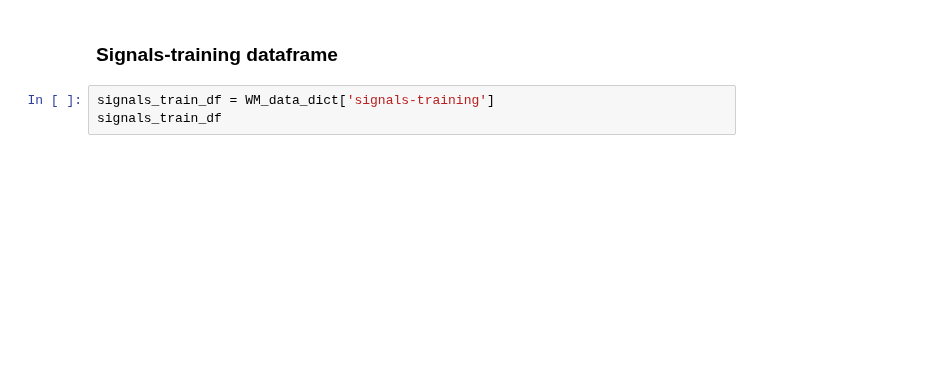
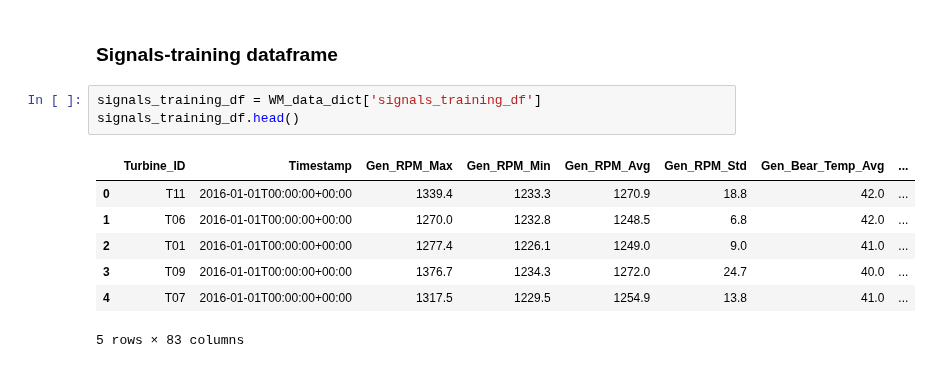
Before and after one commit to RicardoJPedro82/wmillfailprev, a Jupyter notebook: notebooks/Ricardo_exploration.ipynb, the cells around one changed output. Drawn from its saved outputs; the diff is of its cells as text; blank space fills up the shorter version.

```diff
--- a/notebooks/Ricardo_exploration.ipynb
+++ b/notebooks/Ricardo_exploration.ipynb
@@ -156,5 +216,13 @@ signals_test_df
 # %% [markdown]
 ### Signals-training dataframe
-# %%
-signals_train_df = WM_data_dict['signals-training']
-signals_train_df
+# %%
+signals_training_df = WM_data_dict['signals_training_df']
+signals_training_df.head()
+# %% [output]
+|  | Turbine_ID | Timestamp | Gen_RPM_Max | Gen_RPM_Min | Gen_RPM_Avg | Gen_RPM_Std | Gen_Bear_Temp_Avg | ... |
+| 0 | T11 | 2016-01-01T00:00:00+00:00 | 1339.4 | 1233.3 | 1270.9 | 18.8 | 42.0 | ... |
+| 1 | T06 | 2016-01-01T00:00:00+00:00 | 1270.0 | 1232.8 | 1248.5 | 6.8 | 42.0 | ... |
+| 2 | T01 | 2016-01-01T00:00:00+00:00 | 1277.4 | 1226.1 | 1249.0 | 9.0 | 41.0 | ... |
+| 3 | T09 | 2016-01-01T00:00:00+00:00 | 1376.7 | 1234.3 | 1272.0 | 24.7 | 40.0 | ... |
+| 4 | T07 | 2016-01-01T00:00:00+00:00 | 1317.5 | 1229.5 | 1254.9 | 13.8 | 41.0 | ... |
+5 rows × 83 columns
```
Also changed, not shown: parts of 57 cells of this notebook, 1 other file.
